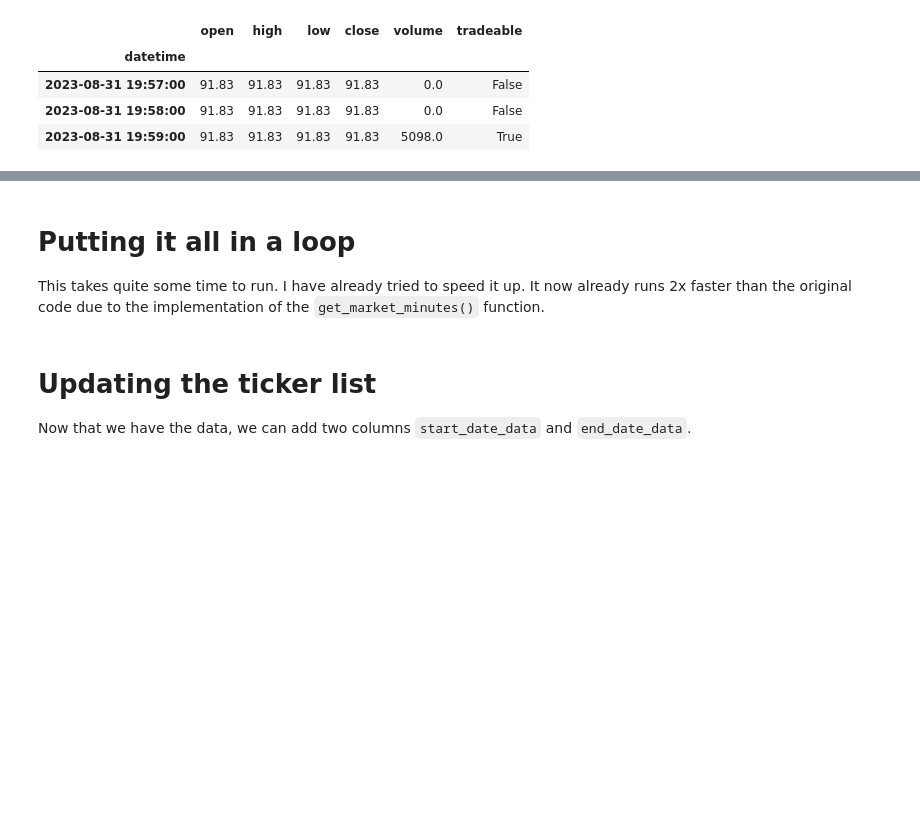
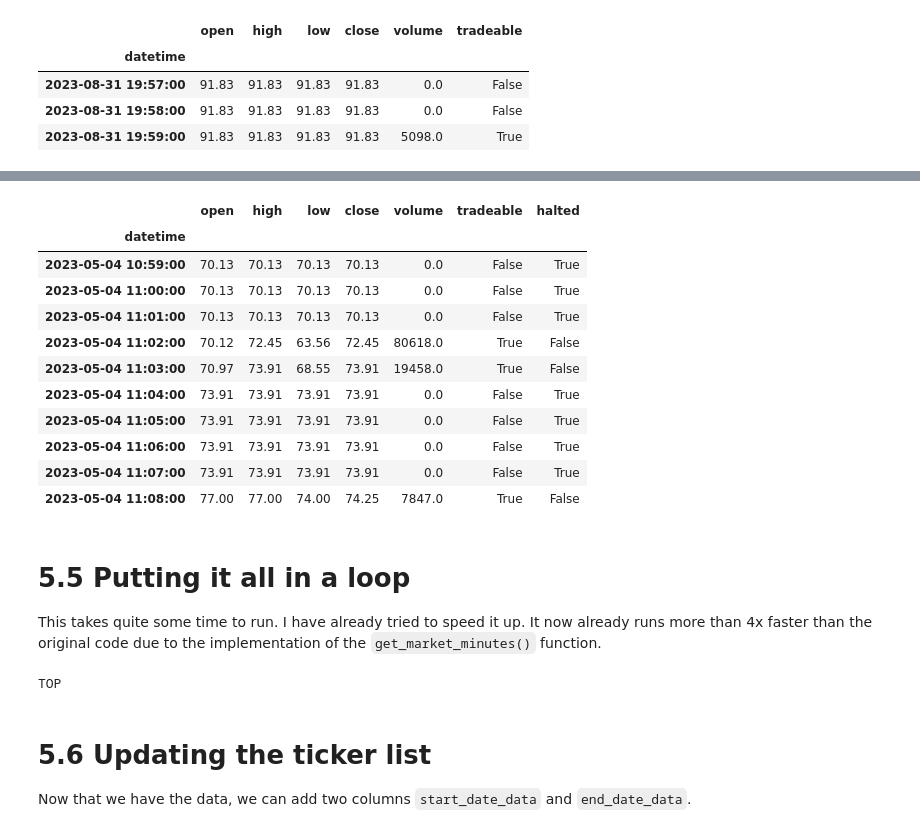
Before and after one commit to shinathan/QSExtended, a Jupyter notebook: data_import/polygon/5_process_raw_data.ipynb, the cells around one changed output, grey strips where cells are left out. Drawn from its saved outputs; the diff is of its cells as text; code cells hidden in the pictures; blank space fills up the shorter version.

Commit message:
Fixed bug (incorrect cum_div_date), and added halt detection

```diff
--- a/data_import/polygon/5_process_raw_data.ipynb
+++ b/data_import/polygon/5_process_raw_data.ipynb
@@ -189,6 +189,7 @@ split_adjusted_dividends.head(3)
 market_hours = get_market_hours()
 market_hours = market_hours[['regular_close']]
 # %%
+split_adjusted_dividends.set_index(split_adjusted_dividends['cum_div_date'], inplace=True)
 split_adjusted_dividends['cum_div_time'] = market_hours.loc[split_adjusted_dividends.index, 'regular_close']
 split_adjusted_dividends['cum_div_datetime'] = pd.to_datetime(split_adjusted_dividends['cum_div_date'].astype(str) +' '+ split_adjusted_dividends['cum_div_time'].astype(str))
 
@@ -255,6 +256,7 @@ def div_adjust(split_adjusted_bars, split_adjusted_dividends):
         market_hours = get_market_hours()
         market_hours = market_hours[['regular_close']]
 
+        split_adjusted_dividends.set_index(split_adjusted_dividends['cum_div_date'], inplace=True)
         split_adjusted_dividends['cum_div_time'] = market_hours.loc[split_adjusted_dividends.index, 'regular_close']
         split_adjusted_dividends['cum_div_datetime'] = pd.to_datetime(split_adjusted_dividends['cum_div_date'].astype(str) +' '+ split_adjusted_dividends['cum_div_time'].astype(str))
 
@@ -383,9 +399,58 @@ bars.tail(3)
+# %%
+def flag_halts(bars):
+    """
+    Only flags intraday halts for stocks >2.5M turnover. May get false-positive if there is low volume.
+    """
+    # Remove non-regular trading minutes
+    bars_halted = bars[['close', 'volume', 'tradeable']].copy()
+    bars_halted = bars_halted.between_time('9:30', '15:59')
+
+    # (Early closes are annoying)
+    market_hours = get_market_hours()
+    early_closes = market_hours[market_hours['regular_close'] != time(15, 59)]
+    for date_, early_close in early_closes.iterrows():
+        bars_halted = bars_halted[~((bars_halted.index > datetime.combine(date_, early_close['regular_close'])) & (bars_halted.index <= datetime.combine(date_, time(19, 59)) ) )]
+
+    # Filter for volume
+    # To reduce false-positives, also filter for stocks that had at least 240 minutes of trading during regular hours.
+    daily = bars_halted[['volume', 'close', 'tradeable']].resample('D').agg({'volume': 'sum', 'close': 'last', 'tradeable': 'sum'})
+    daily['turnover'] = daily['volume'] * daily['close']
+    daily = daily[(daily['turnover'] > 2_500_000) & (daily['tradeable'] > 240)]
+    has_volume = daily.index.date
+
+    bars_halted['date'] = bars_halted.index.date
+    bars_halted[bars_halted['date'].isin(has_volume)]
+
+    # Flag if 4x untradeable one after another. Only the 4-th (and lager) occasion is flagged.
+    bars_halted['halted_for_4+'] = (~bars_halted["tradeable"]).rolling(4).sum() >= 4
+    # Also flag the 1st, 2nd and 3rd occasion.
+    bars_halted['halted'] = bars_halted['halted_for_4+'].replace(to_replace=False, method='bfill', limit=3)
+
+    bars = bars.merge(bars_halted['halted'], how='left', left_index=True, right_index=True)
+    bars['halted'] = bars['halted'].fillna(False)
+    return bars
+# %%
+flag_halts(dump).tail(10)
+# %% [output]
+|  | open | high | low | close | volume | tradeable | halted |
+| datetime |  |  |  |  |  |  |  |
+| 2023-05-04 10:59:00 | 70.13 | 70.13 | 70.13 | 70.13 | 0.0 | False | True |
+| 2023-05-04 11:00:00 | 70.13 | 70.13 | 70.13 | 70.13 | 0.0 | False | True |
+| 2023-05-04 11:01:00 | 70.13 | 70.13 | 70.13 | 70.13 | 0.0 | False | True |
+| 2023-05-04 11:02:00 | 70.12 | 72.45 | 63.56 | 72.45 | 80618.0 | True | False |
+| 2023-05-04 11:03:00 | 70.97 | 73.91 | 68.55 | 73.91 | 19458.0 | True | False |
+| 2023-05-04 11:04:00 | 73.91 | 73.91 | 73.91 | 73.91 | 0.0 | False | True |
+| 2023-05-04 11:05:00 | 73.91 | 73.91 | 73.91 | 73.91 | 0.0 | False | True |
+| 2023-05-04 11:06:00 | 73.91 | 73.91 | 73.91 | 73.91 | 0.0 | False | True |
+| 2023-05-04 11:07:00 | 73.91 | 73.91 | 73.91 | 73.91 | 0.0 | False | True |
+| 2023-05-04 11:08:00 | 77.00 | 77.00 | 74.00 | 74.25 | 7847.0 | True | False |
 # %% [markdown]
-# Putting it all in a loop
-This takes quite some time to run. I have already tried to speed it up. It now already runs 2x faster than the original code due to the implementation of the <code>get_market_minutes()</code> function.
+# 5.5 Putting it all in a loop
+This takes quite some time to run. I have already tried to speed it up. It now already runs more than 4x faster than the original code due to the implementation of the <code>get_market_minutes()</code> function.
 # %%
 all_files = os.listdir(f'{DATA_PATH}raw/m1/')
 for index, file in enumerate(all_files):
+
     ticker = file[:-19] # Remove date and parquet extension
 
     bars = pd.read_parquet(f"{DATA_PATH}raw/m1/{file}")
@@ -404,13 +469,15 @@ for index, file in enumerate(all_files):
     all_adjusted = reindex_and_fill(all_adjusted)
 
     # HALT DETECTION
-    # TO BE IMPLEMENTED
+    all_adjusted = flag_halts(all_adjusted)
 
     all_adjusted.to_parquet(DATA_PATH + f"processed/m1/{file}", engine="pyarrow")
 
     print(ticker)
+# %% [output]
+TOP
 # %% [markdown]
-# Updating the ticker list
+# 5.6 Updating the ticker list
 Now that we have the data, we can add two columns <code>start_date_data</code> and <code>end_date_data</code>.
 # %%
 # Create 2 empty columns
```
Also changed, not shown: parts of 9 cells of this notebook, 1 other file.
